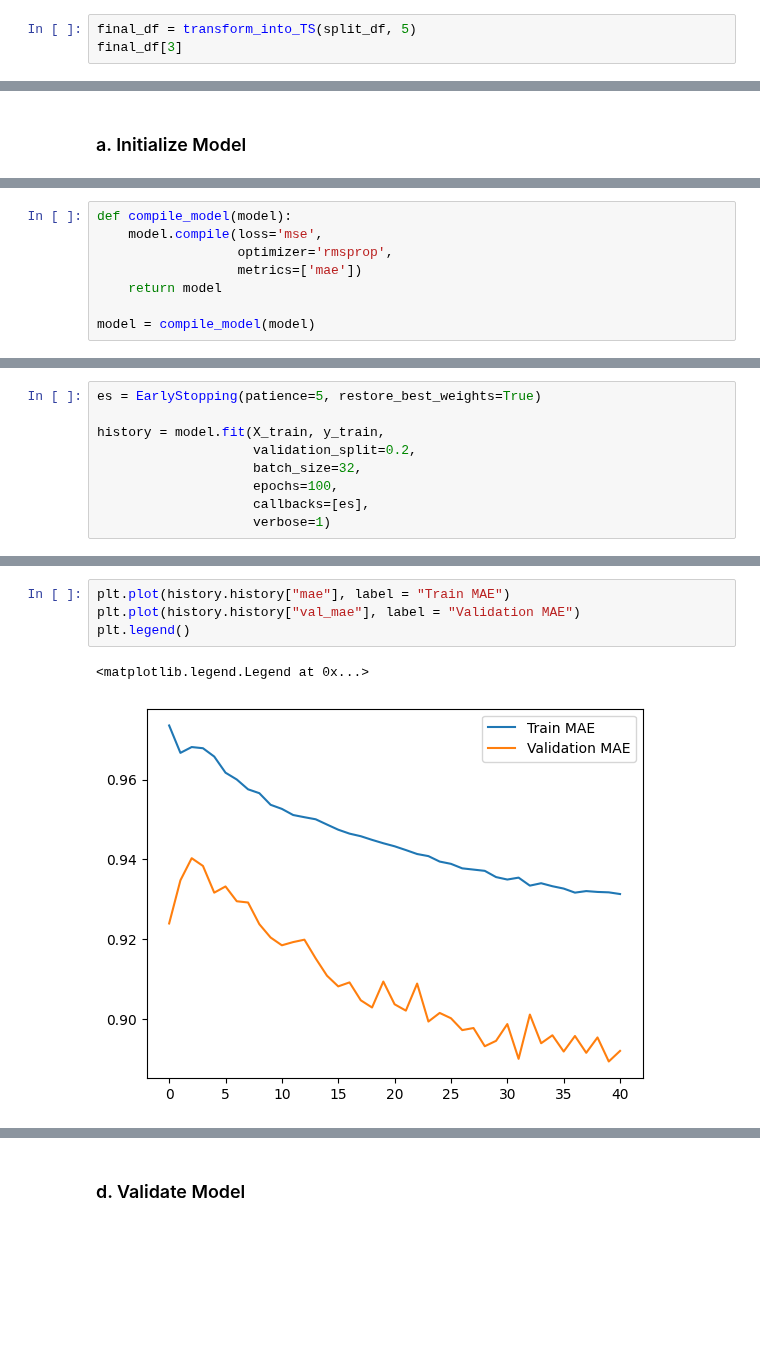
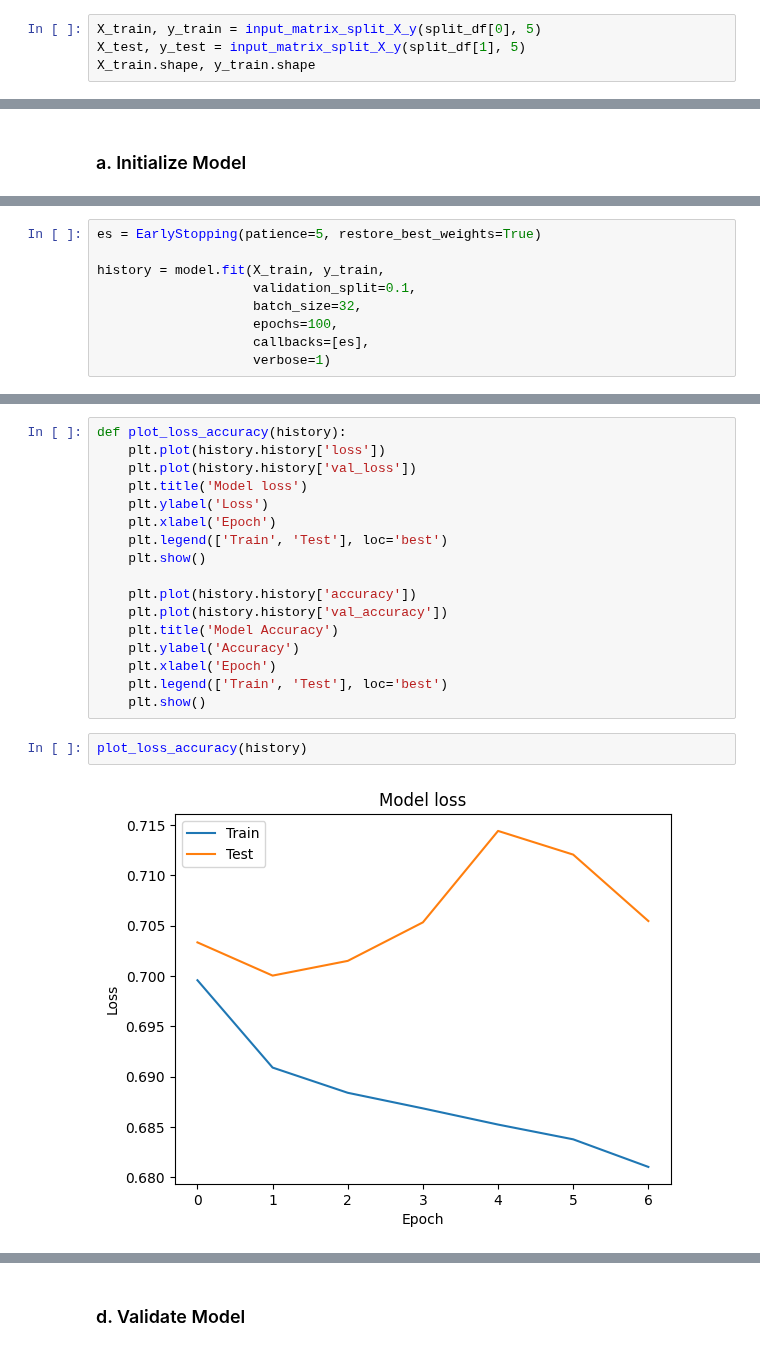
Before and after one commit to LeodeN2000/Financial_Trend_Forecasting, a Jupyter notebook: notebooks/Technical_Indicators/Technical_Indicators.ipynb, the cells around one changed output, grey strips where cells are left out. Cells and saved outputs as stored; diff of their text form; blank space fills up the shorter version.

Commit message:
corrected errors in input matrix function, build base model, took away validation split

```diff
--- a/notebooks/Technical_Indicators/Technical_Indicators.ipynb
+++ b/notebooks/Technical_Indicators/Technical_Indicators.ipynb
@@ -971,4 +983,5 @@ def transform_into_TS(df, window_size=5):
 # %%
-final_df = transform_into_TS(split_df, 5)
-final_df[3]
+X_train, y_train = input_matrix_split_X_y(split_df[0], 5)
+X_test, y_test = input_matrix_split_X_y(split_df[1], 5)
+X_train.shape, y_train.shape
 # %% [output]
@@ -1038,9 +1041 @@ _________________________________________________________________
-# %%
-def compile_model(model):
-    model.compile(loss='mse',
-                  optimizer='rmsprop',
-                  metrics=['mae'])
-    return model
-
-model = compile_model(model)
 # %% [markdown]
@@ -1049,7 +1044,7 @@ model = compile_model(model)
 es = EarlyStopping(patience=5, restore_best_weights=True)
 
 history = model.fit(X_train, y_train,
-                    validation_split=0.2,
+                    validation_split=0.1,
                     batch_size=32,
                     epochs=100,
                     callbacks=[es],
@@ -1075,7 +1067,21 @@ Epoch 41/100
 # %%
-plt.plot(history.history["mae"], label = "Train MAE")
-plt.plot(history.history["val_mae"], label = "Validation MAE")
-plt.legend()
+def plot_loss_accuracy(history):
+    plt.plot(history.history['loss'])
+    plt.plot(history.history['val_loss'])
+    plt.title('Model loss')
+    plt.ylabel('Loss')
+    plt.xlabel('Epoch')
+    plt.legend(['Train', 'Test'], loc='best')
+    plt.show()
+
+    plt.plot(history.history['accuracy'])
+    plt.plot(history.history['val_accuracy'])
+    plt.title('Model Accuracy')
+    plt.ylabel('Accuracy')
+    plt.xlabel('Epoch')
+    plt.legend(['Train', 'Test'], loc='best')
+    plt.show()
-# %% [output]
-<matplotlib.legend.Legend at 0x...>
-[figure, removed]
+# %%
+plot_loss_accuracy(history)
+# %% [output]
+[figure, added]
```
Also changed, not shown: parts of 25 cells of this notebook.
